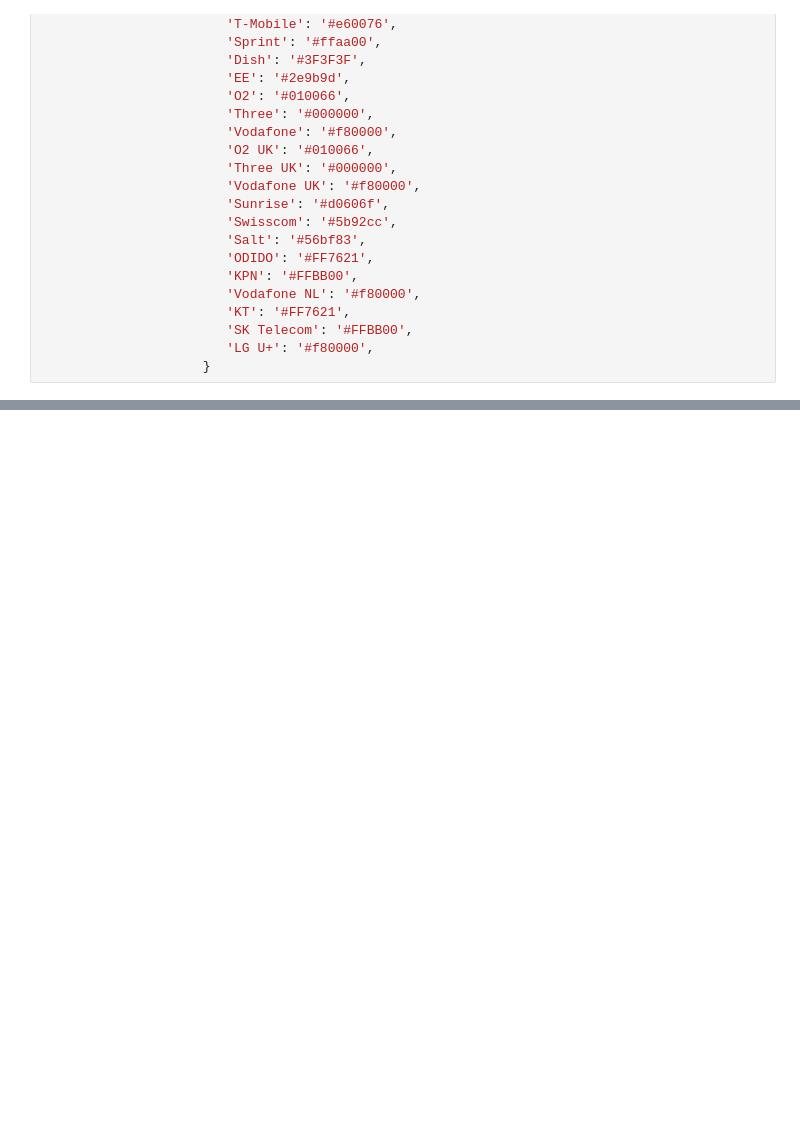
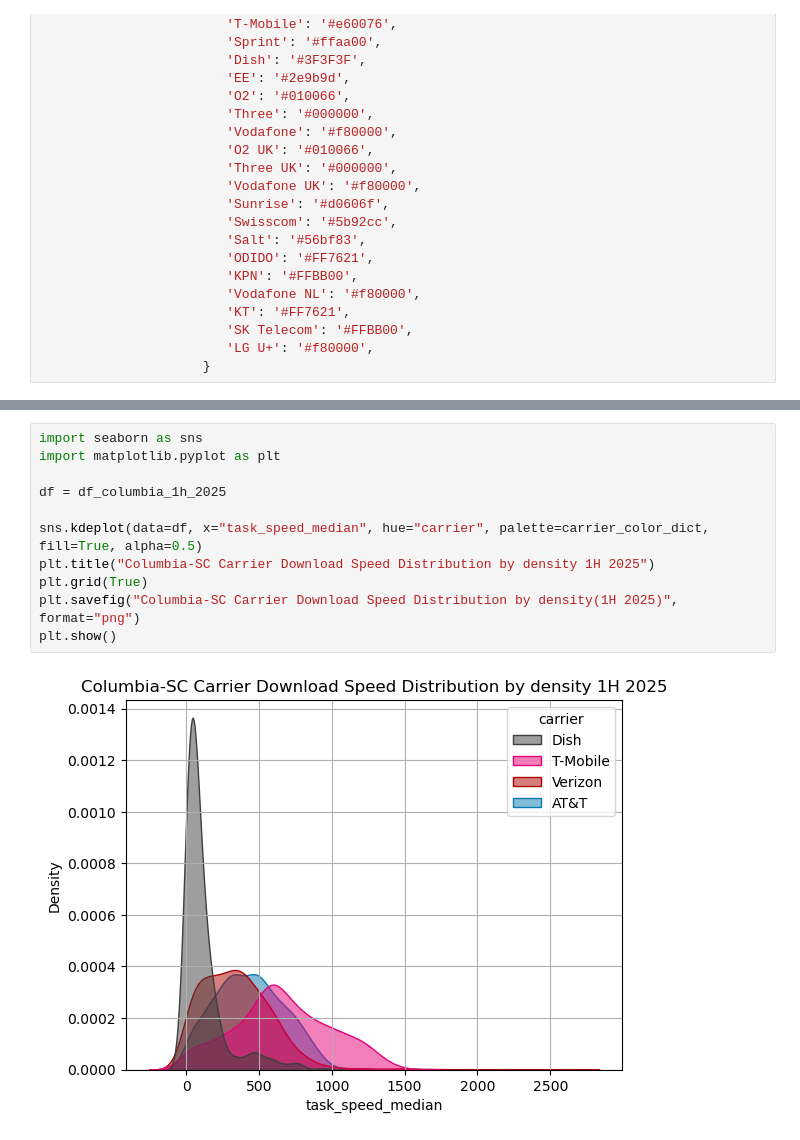
Before and after one commit to ookla-jennymassari/columbia_1h2025, a Jupyter notebook: data/dowlink/dowload_test_columbia_1h2025/dowload_test_columbia_1h2025.ipynb, the cells around one changed output, grey strips where cells are left out. Drawn from its saved outputs; the diff is of its cells as text; blank space fills up the shorter version.

```diff
--- a/data/dowlink/dowload_test_columbia_1h2025/dowload_test_columbia_1h2025.ipynb
+++ b/data/dowlink/dowload_test_columbia_1h2025/dowload_test_columbia_1h2025.ipynb
@@ -59,0 +60,13 @@ plt.show()
+# %%
+import seaborn as sns
+import matplotlib.pyplot as plt
+
+df = df_columbia_1h_2025
+
+sns.kdeplot(data=df, x="task_speed_median", hue="carrier", palette=carrier_color_dict, fill=True, alpha=0.5)
+plt.title("Columbia-SC Carrier Download Speed Distribution by density 1H 2025")
+plt.grid(True)
+plt.savefig("Columbia-SC Carrier Download Speed Distribution by density(1H 2025)", format="png")
+plt.show()
+# %% [output]
+[figure, added]
```
Also changed, not shown: parts of 4 cells of this notebook, 17 other files.
